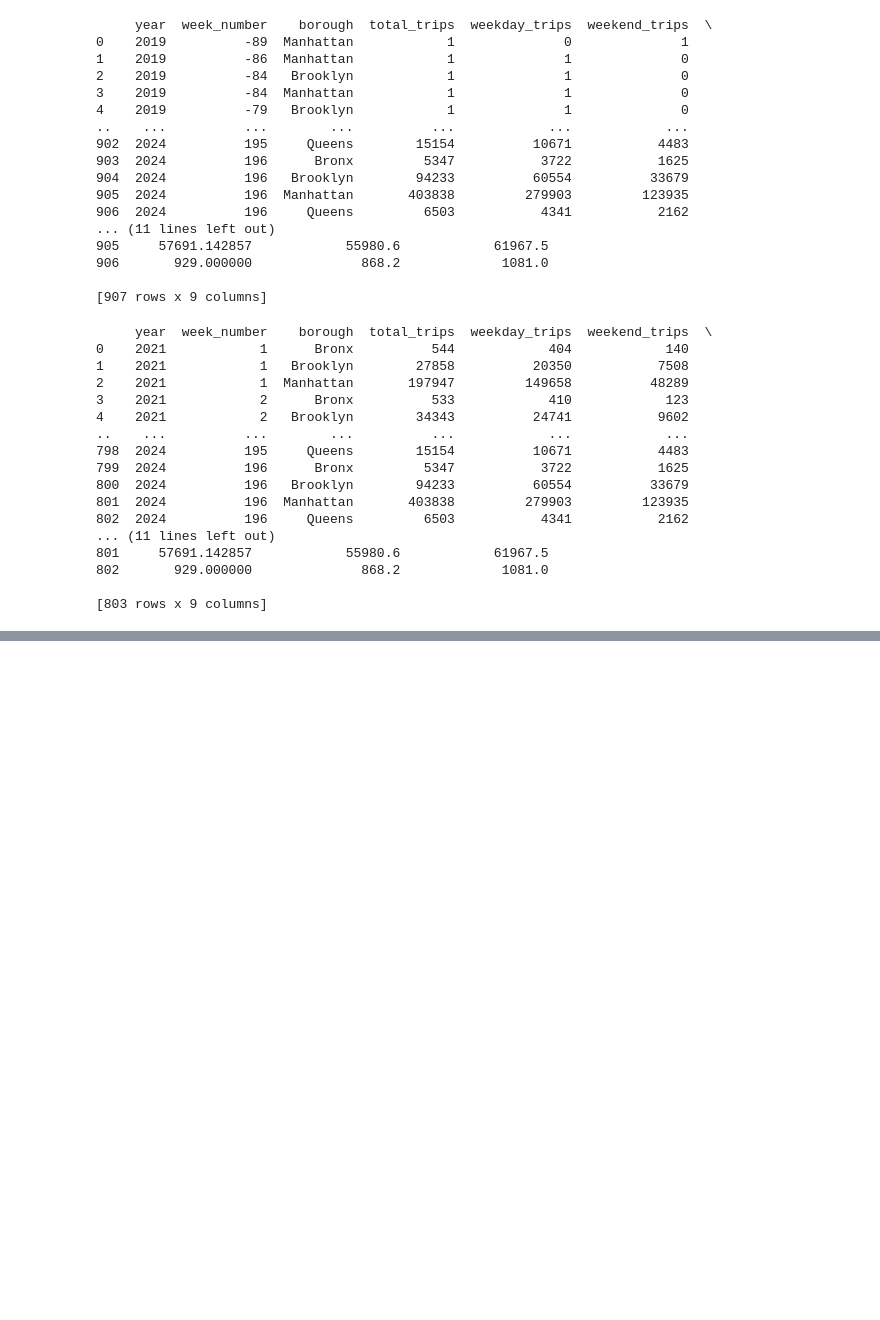
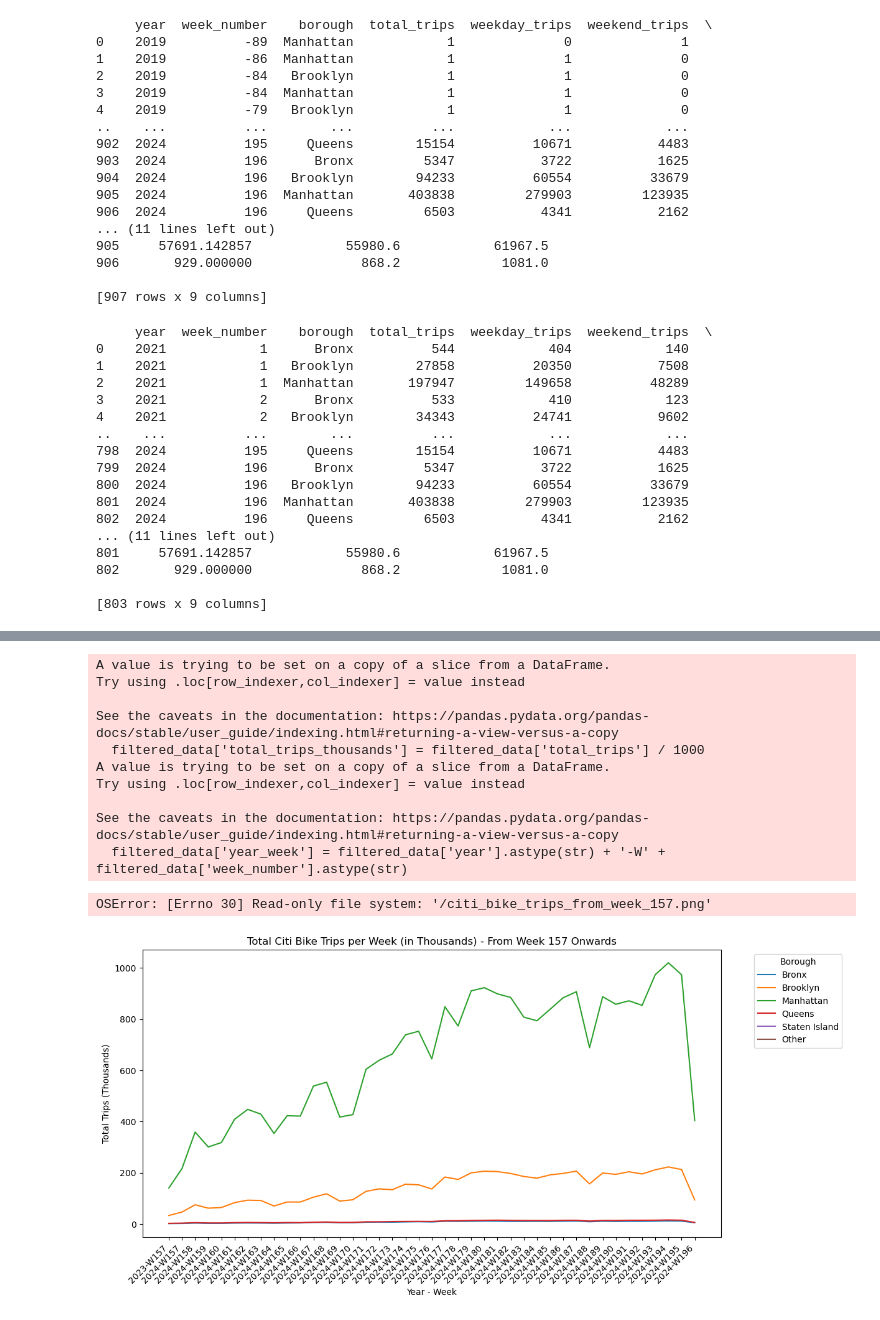
Before and after one commit to amyxqc/bikenyc2024, a Jupyter notebook: Initial.ipynb, the cells around one changed output, grey strips where cells are left out. Cells and saved outputs as stored; diff of their text form; code cells hidden in the pictures; blank space fills up the shorter version.

```diff
--- a/Initial.ipynb
+++ b/Initial.ipynb
@@ -478,0 +549,47 @@ final_weekly_data.to_csv('/Users/amyxqc/Desktop/amy_bikenycfall2024/Data/Final/f
+# %%
+# Filter data to include only weeks from 157 onward
+filtered_data = final_weekly_data[final_weekly_data['week_number'] >= 157]
+
+# Adjust the total trips to thousands for easier readability in the plot
+filtered_data['total_trips_thousands'] = filtered_data['total_trips'] / 1000
+
+# Create a new column for 'year-week' to use as x-axis labels
+filtered_data['year_week'] = filtered_data['year'].astype(str) + '-W' + filtered_data['week_number'].astype(str)
+
+# Plotting
+plt.figure(figsize=(12, 6))
+
+# Iterate over the boroughs and plot each one
+for borough in filtered_data['borough'].unique():
+    subset = filtered_data[filtered_data['borough'] == borough]
+    plt.plot(subset['year_week'], subset['total_trips_thousands'], label=borough)
+
+# Adding labels and title
+plt.title('Total Citi Bike Trips per Week (in Thousands) - From Week 157 Onwards')
+plt.xlabel('Year - Week')
+plt.ylabel('Total Trips (Thousands)')
+
+# Rotate x-axis labels for better readability
+plt.xticks(rotation=45, ha='right')
+
+# Add a legend to differentiate between boroughs
+plt.legend(title='Borough', bbox_to_anchor=(1.05, 1), loc='upper left')
+
+# Save the plot as an image
+plt.savefig('citi_bike_trips_from_week_157.png', dpi=300, bbox_inches='tight')
+
+# Display the plot
+plt.show()
+# %% [output]
+A value is trying to be set on a copy of a slice from a DataFrame.
+Try using .loc[row_indexer,col_indexer] = value instead
+
+See the caveats in the documentation: https://pandas.pydata.org/pandas-docs/stable/user_guide/indexing.html#returning-a-view-versus-a-copy
+  filtered_data['total_trips_thousands'] = filtered_data['total_trips'] / 1000
+A value is trying to be set on a copy of a slice from a DataFrame.
+Try using .loc[row_indexer,col_indexer] = value instead
+
+See the caveats in the documentation: https://pandas.pydata.org/pandas-docs/stable/user_guide/indexing.html#returning-a-view-versus-a-copy
+  filtered_data['year_week'] = filtered_data['year'].astype(str) + '-W' + filtered_data['week_number'].astype(str)
+OSError: [Errno 30] Read-only file system: '/citi_bike_trips_from_week_157.png'
+[figure, added]
```
Also changed, not shown: parts of 6 cells of this notebook, 10 other files.
